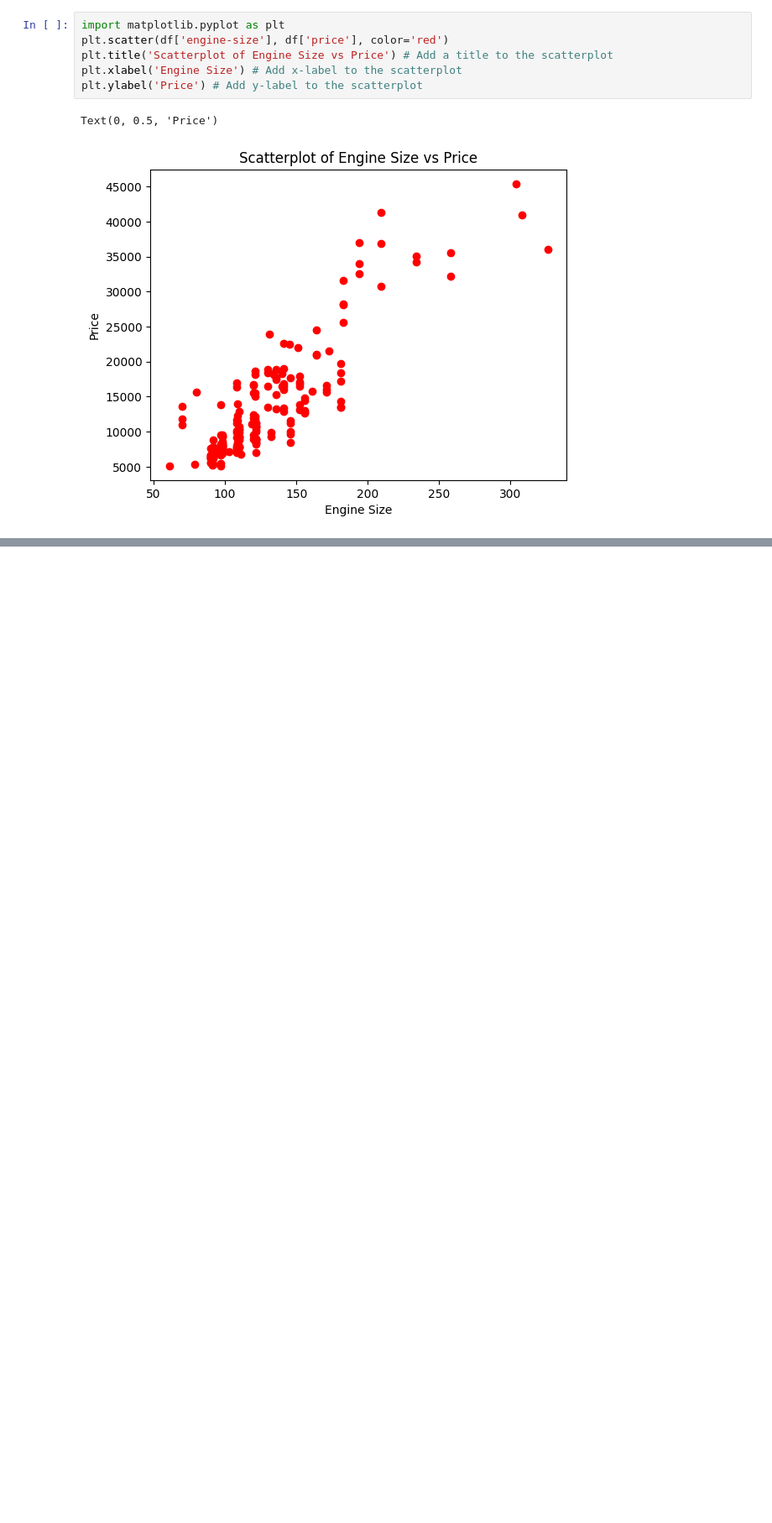
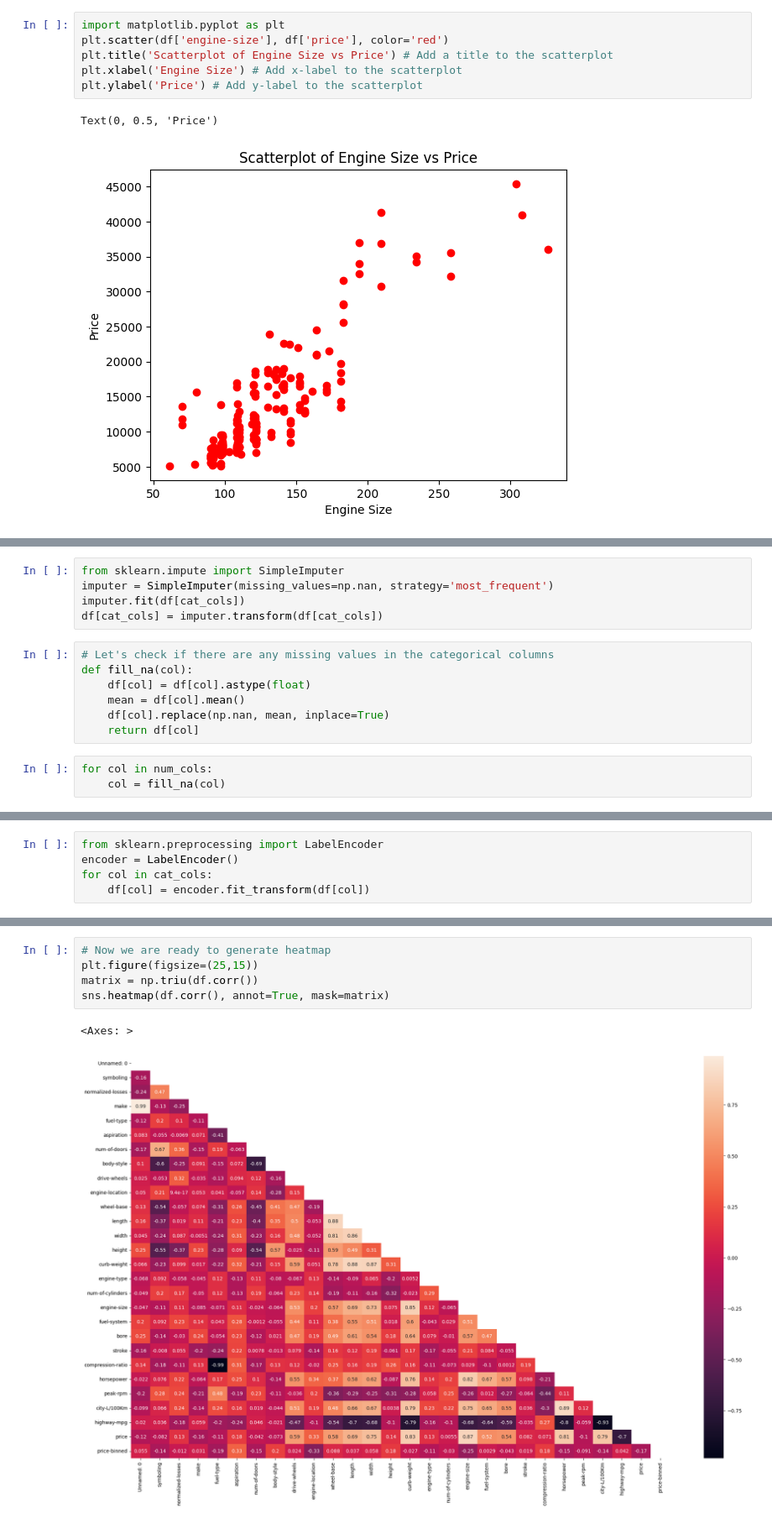
Before and after one commit to NAVNEET72159/Data-Analysis-IBM-Notes, a Jupyter notebook: Data_Wrangling.ipynb, the cells around one changed output, grey strips where cells are left out. Shown at 84% size. Cells and saved outputs as stored; diff of their text form; blank space fills up the shorter version.

```diff
--- a/Data_Wrangling.ipynb
+++ b/Data_Wrangling.ipynb
@@ -545,0 +778,15 @@ Text(0, 0.5, 'Price')
+# %%
+from sklearn.impute import SimpleImputer
+imputer = SimpleImputer(missing_values=np.nan, strategy='most_frequent')
+imputer.fit(df[cat_cols])
+df[cat_cols] = imputer.transform(df[cat_cols])
+# %%
+# Let's check if there are any missing values in the categorical columns
+def fill_na(col):
+    df[col] = df[col].astype(float)
+    mean = df[col].mean()
+    df[col].replace(np.nan, mean, inplace=True)
+    return df[col]
+# %%
+for col in num_cols:
+    col = fill_na(col)
@@ -545,0 +820,5 @@ Text(0, 0.5, 'Price')
+# %%
+from sklearn.preprocessing import LabelEncoder
+encoder = LabelEncoder()
+for col in cat_cols:
+    df[col] = encoder.fit_transform(df[col])
@@ -545,0 +865,8 @@ Text(0, 0.5, 'Price')
+# %%
+# Now we are ready to generate heatmap
+plt.figure(figsize=(25,15))
+matrix = np.triu(df.corr())
+sns.heatmap(df.corr(), annot=True, mask=matrix)
+# %% [output]
+<Axes: >
+[figure, added]
```
Also changed, not shown: parts of 61 cells of this notebook, 1 other file.
